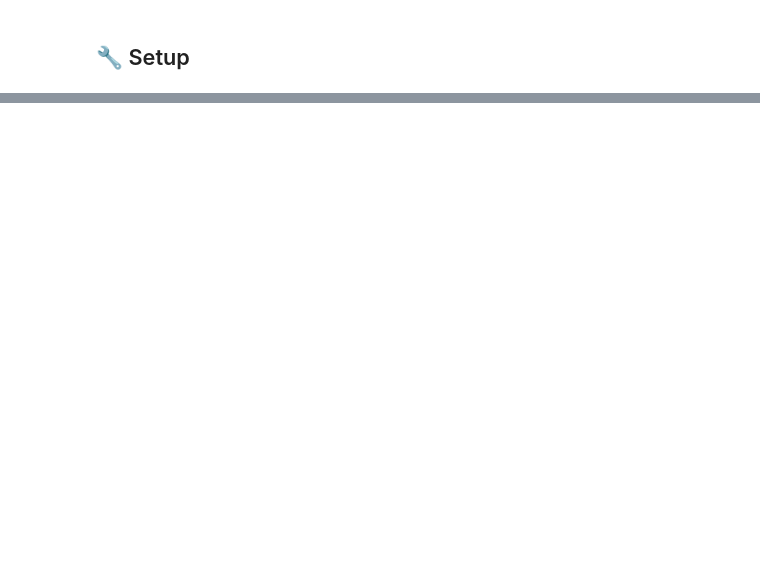
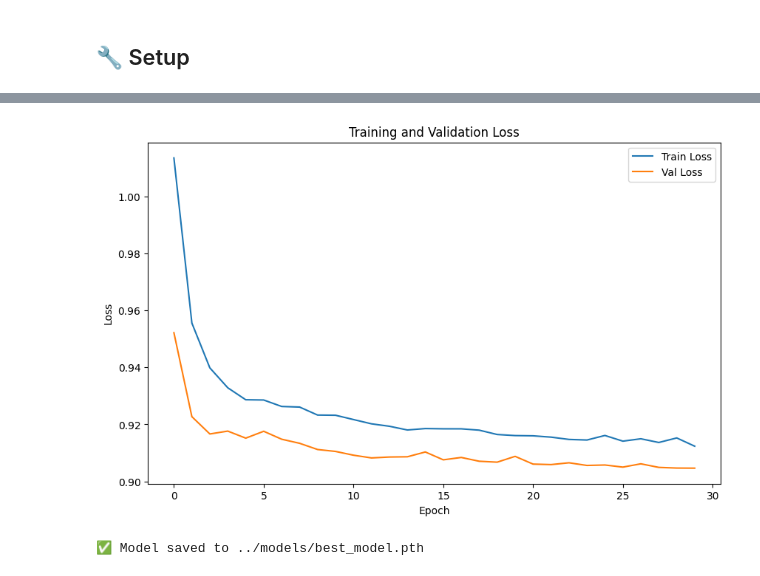
Before and after one commit to Tuminha/PyTorch-Capstone-Project, a Jupyter notebook: projects/01_diabetes_tabular/notebooks/07_pytorch_ffn_build_train.ipynb, the cells around one changed output, grey strips where cells are left out. Saved outputs shown, nothing was run; the diff lists cells and outputs as text; code cells hidden in the pictures; blank space fills up the shorter version.

```diff
--- a/projects/01_diabetes_tabular/notebooks/07_pytorch_ffn_build_train.ipynb
+++ b/projects/01_diabetes_tabular/notebooks/07_pytorch_ffn_build_train.ipynb
@@ -15 +52,28 @@
+# %%
+# TODO 2: Define model
+from typing import Self
+
+
+class TabularFFN(nn.Module):
+    def __init__(self, in_features, out_features):
+        super().__init__()
+        self.fc1 = nn.Linear(in_features, 256)
+        self.fc2 = nn.Linear(256, 128)
+        self.fc3 = nn.Linear(128, 64)
+        self.fc4 = nn.Linear(64, 3)
+        self.dropout = nn.Dropout(0.2)
+
+    def forward(self, x):
+        x = self.fc1(x)
+        x = torch.relu(x)
+        x = self.dropout(x)
+        x = self.fc2(x)
+        x = torch.relu(x)
+        x = self.dropout(x)
+        x = self.fc3(x)
+        x = torch.relu(x)
+        x = self.dropout(x)
+        x = self.fc4(x)
+
+        return x
 # %% [markdown]
@@ -22,0 +199,23 @@
+# %%
+plt.figure(figsize=(10, 6))
+plt.plot(train_losses, label='Train Loss')
+plt.plot(val_losses, label='Val Loss')
+plt.xlabel('Epoch')
+plt.ylabel('Loss')
+plt.legend()
+plt.title('Training and Validation Loss')
+plt.savefig('../images/training_curves.png')
+plt.show()
+# %% [output]
+[figure, added]
+# %%
+import os
+
+# Create models directory if it doesn't exist
+os.makedirs('../models', exist_ok=True)
+
+# Save the model state dict
+torch.save(model.state_dict(), '../models/best_model_nn_sgd.pth')
+print("✅ Model saved to ../models/best_model.pth")
+# %% [output]
+✅ Model saved to ../models/best_model.pth
```
Also changed, not shown: parts of 12 cells of this notebook, 4 other files.
